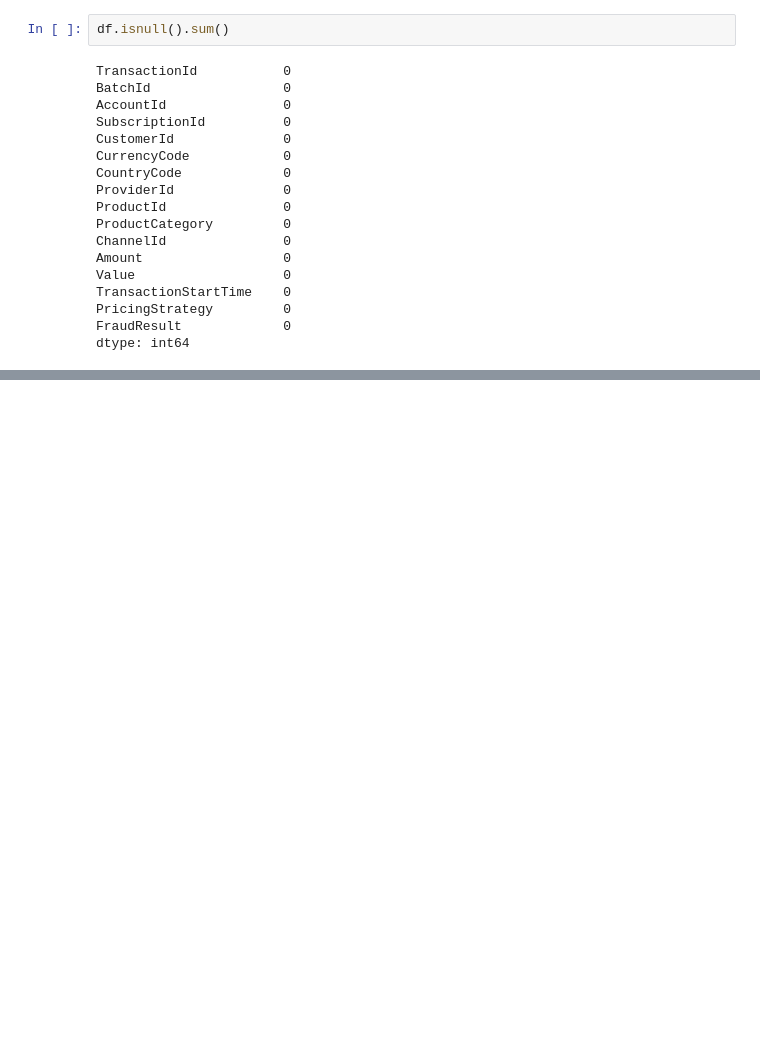
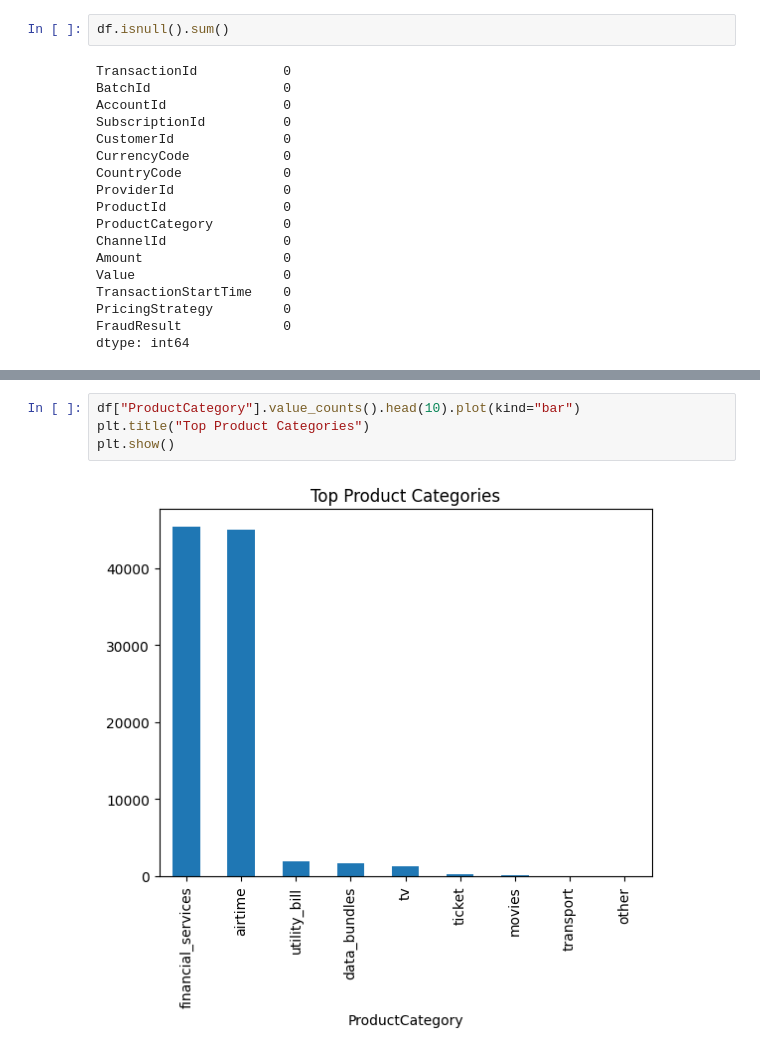
Before and after one commit to yordanos64/credit-risk-model, a Jupyter notebook: notebooks/eda.ipynb, the cells around one changed output, grey strips where cells are left out. Drawn from its saved outputs; the diff is of its cells as text; blank space fills up the shorter version.

```diff
--- a/notebooks/eda.ipynb
+++ b/notebooks/eda.ipynb
@@ -118,0 +116,6 @@ df[["Amount", "Value"]].describe()
+# %%
+df["ProductCategory"].value_counts().head(10).plot(kind="bar")
+plt.title("Top Product Categories")
+plt.show()
+# %% [output]
+[figure, added]
```
Also changed, not shown: parts of 18 cells of this notebook.
